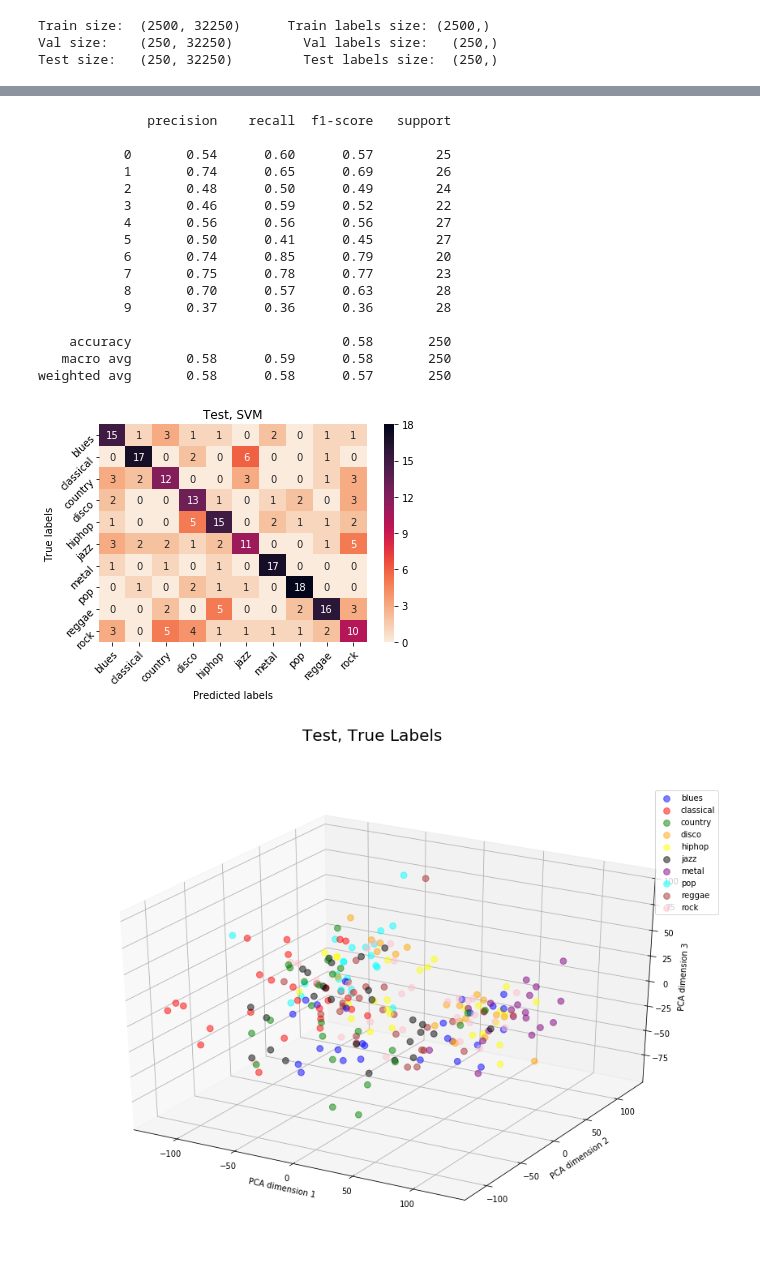
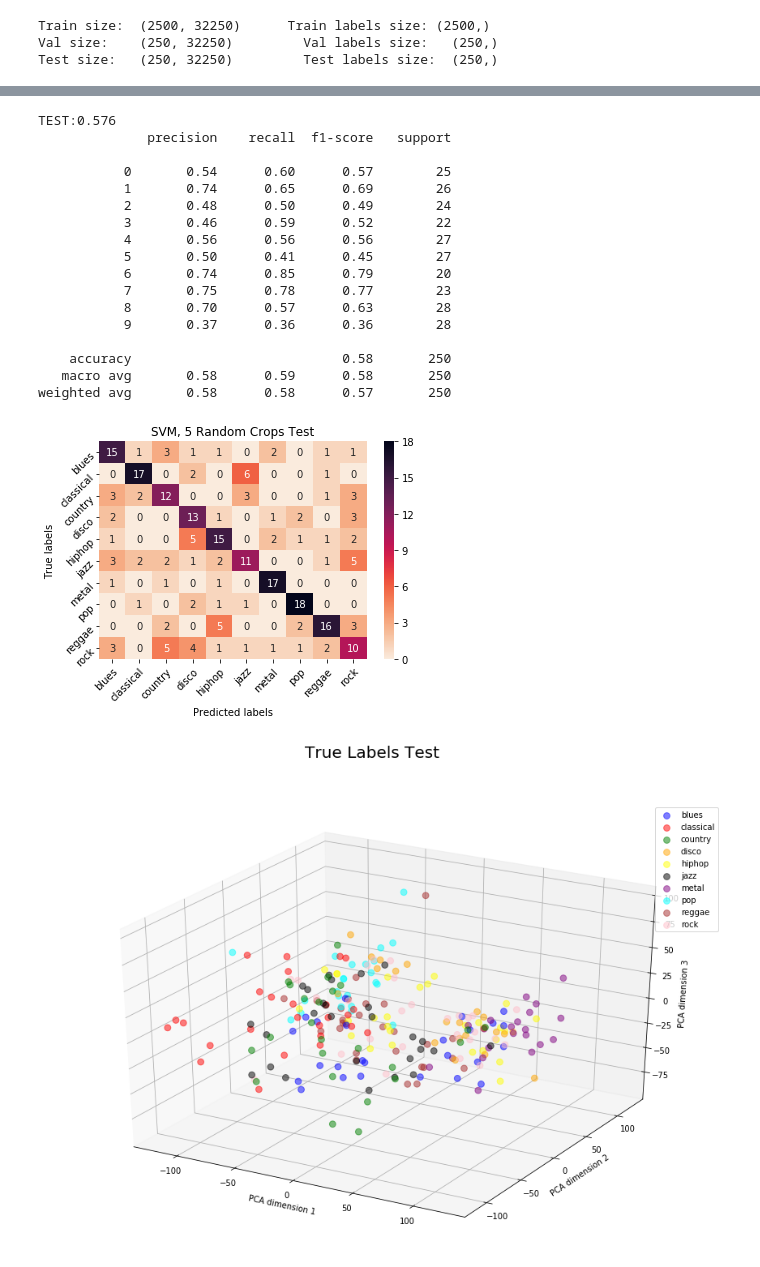
Before and after one commit to brendanyap/Genre-Classification, a Jupyter notebook: Baselines With Augmentations.ipynb, the cells around one changed output, grey strips where cells are left out. Saved outputs shown, nothing was run; the diff lists cells and outputs as text; code cells hidden in the pictures.

```diff
--- a/Baselines With Augmentations.ipynb
+++ b/Baselines With Augmentations.ipynb
@@ -265,10 +265,10 @@ class DataLoader():
 dl = DataLoader(5)
 dl.load_mfcc()
 # dl.load_mfcc_fixed_crop()
-# dl.load_mfcc_random_crop()
+dl.load_mfcc_random_crop()
 dl.load_chroma()
 # dl.load_chroma_fixed_crop()
-# dl.load_chroma_random_crop()
+dl.load_chroma_random_crop()
 dl.load_Y()
 dl.load_Y_crop()
 # %% [output]
@@ -628,26 +628,28 @@ weighted avg       0.58      0.57      0.57       250
 # %%
 # Test
 svm_predictions = svm_model.predict(X_test)
+print(f'TEST:{np.sum(Y_test == svm_predictions)/250}')
 print(classification_report(Y_test,svm_predictions))
-plot_confusion_matrix(Y_test, svm_predictions, f'Test, SVM')
-plot_labels_3d(X_test, Y_test, 'Test, True Labels', X_test)
-plot_labels_3d(X_test, svm_predictions, 'Test, SVM', X_test)
+plot_confusion_matrix(Y_test, svm_predictions, f'SVM, 5 Random Crops Test')
+plot_labels_3d(X_test, Y_test, 'True Labels Test', X_test)
+plot_labels_3d(X_test, svm_predictions, 'SVM, 5 Random Crops Test', X_test)
 # %% [output]
+TEST:0.576
               precision    recall  f1-score   support
 
            0       0.54      0.60      0.57        25
            1       0.74      0.65      0.69        26
            2       0.48      0.50      0.49        24
            3       0.46      0.59      0.52        22
            4       0.56      0.56      0.56        27
            5       0.50      0.41      0.45        27
            6       0.74      0.85      0.79        20
            7       0.75      0.78      0.77        23
            8       0.70      0.57      0.63        28
            9       0.37      0.36      0.36        28
 
     accuracy                           0.58       250
    macro avg       0.58      0.59      0.58       250
 weighted avg       0.58      0.58      0.57       250
-[figure, old version]
+[figure, new version]
-[figure, old version]
+[figure, new version]
```
Also changed, not shown: parts of 3 cells of this notebook.
